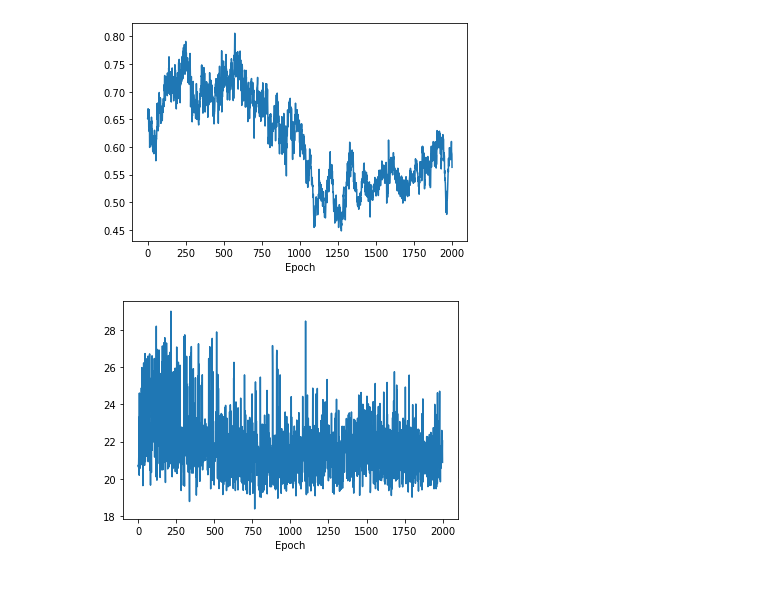
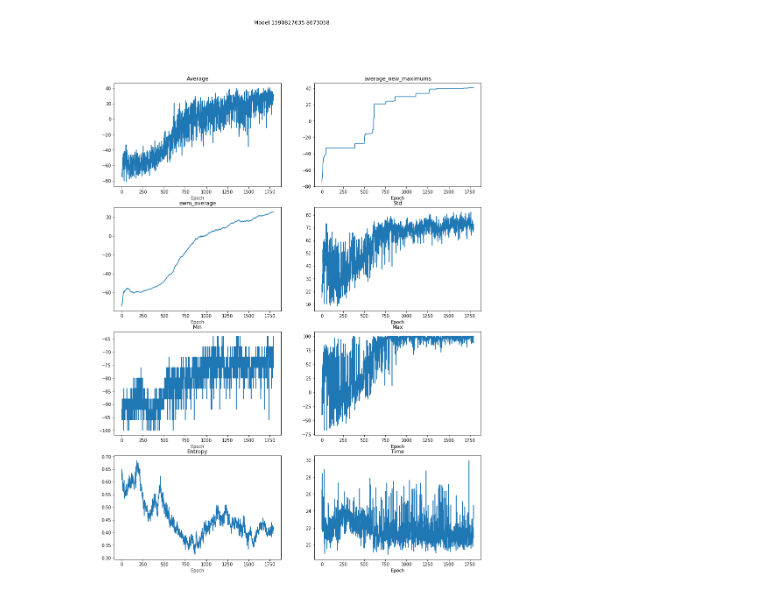
Before and after one commit to gabrielxzc/evoman-game-playing-competition-WCCI-2020, a Jupyter notebook: Results.ipynb, the cells around one changed output. Saved outputs shown, nothing was run; the diff lists cells and outputs as text; code cells hidden in the pictures.

Commit message:
Trained on worse 4 bots so far. Added report creator.

```diff
--- a/Results.ipynb
+++ b/Results.ipynb
@@ -29,8 +1,24 @@ _ = df.StdEpRet.plot()
-# %%
-_ = df.Entropy.plot()
-# %% [output]
-[figure, removed]
-# %%
-_ = df.Time.diff(1).plot()
-# %% [output]
-[figure, removed]
+# %%
+import os
+import pandas as pd
+import matplotlib.pyplot as plt
+
+model_name = sorted(os.listdir('trained_models/reinforcement_learning'))[-1]
+df = pd.read_csv(f'trained_models/reinforcement_learning/{model_name}/progress.txt', sep='\t').set_index('Epoch')
+
+
+fig, ax = plt.subplots(4, 2, figsize=(15, 20))
+_ = fig.suptitle(f'Model {model_name}')
+_ = df.AverageEpRet.plot(title='Average', ax=ax[0, 0])
+_ = df.AverageEpRet.expanding().max().plot(title='average_new_maximums', ax=ax[0, 1])
+_ = df.AverageEpRet.ewm(100).mean().plot(title='ewm_average', ax=ax[1, 0])
+
+_ = df.StdEpRet.plot(title='Std', ax=ax[1, 1])
+_ = df.MinEpRet.plot(title='Min', ax=ax[2, 0])
+_ = df.MaxEpRet.plot(title='Max', ax=ax[2, 1])
+_ = df.Entropy.plot(title='Entropy', ax=ax[3, 0])
+_ = df.Time.diff(1).plot(title='Time', ax=ax[3, 1])
+
+fig.savefig(f'reports/Report for model {model_name}.png')
+# %% [output]
+[figure, added]
```
Also changed, not shown: parts of 7 cells of this notebook, 6 other files.
